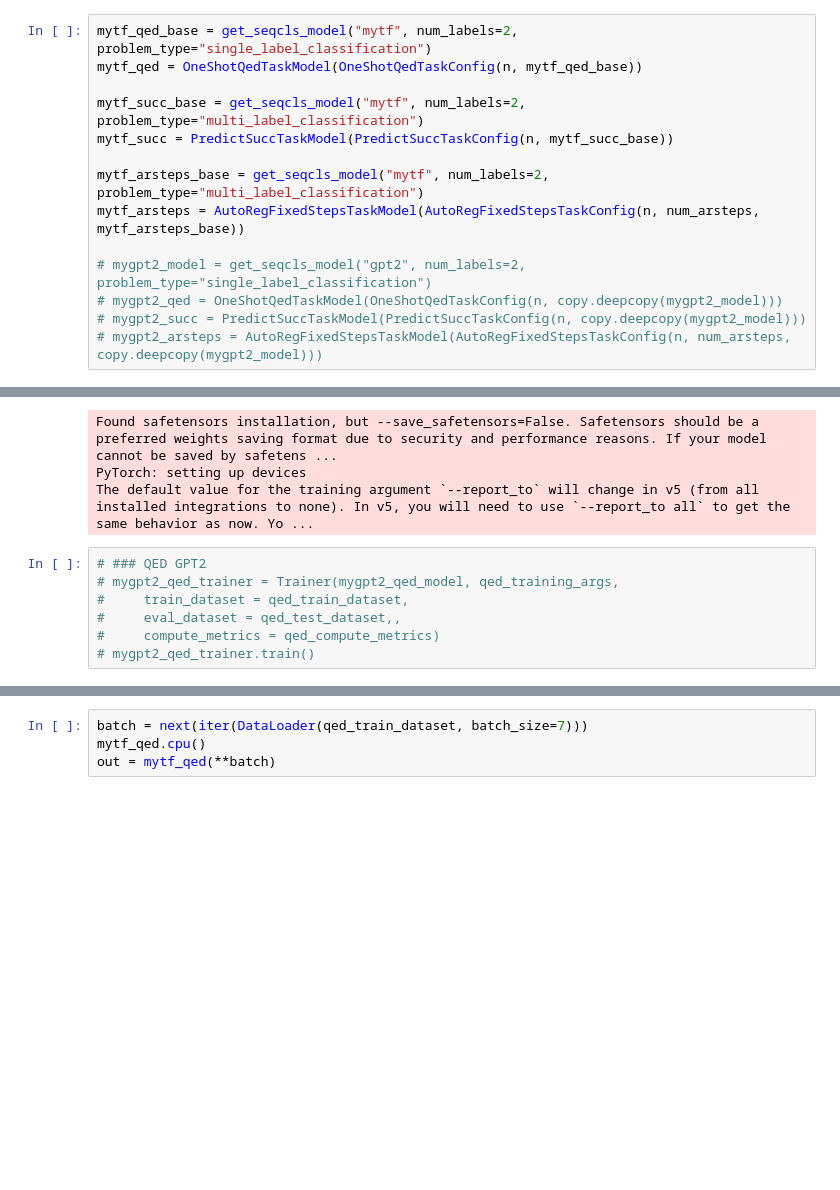
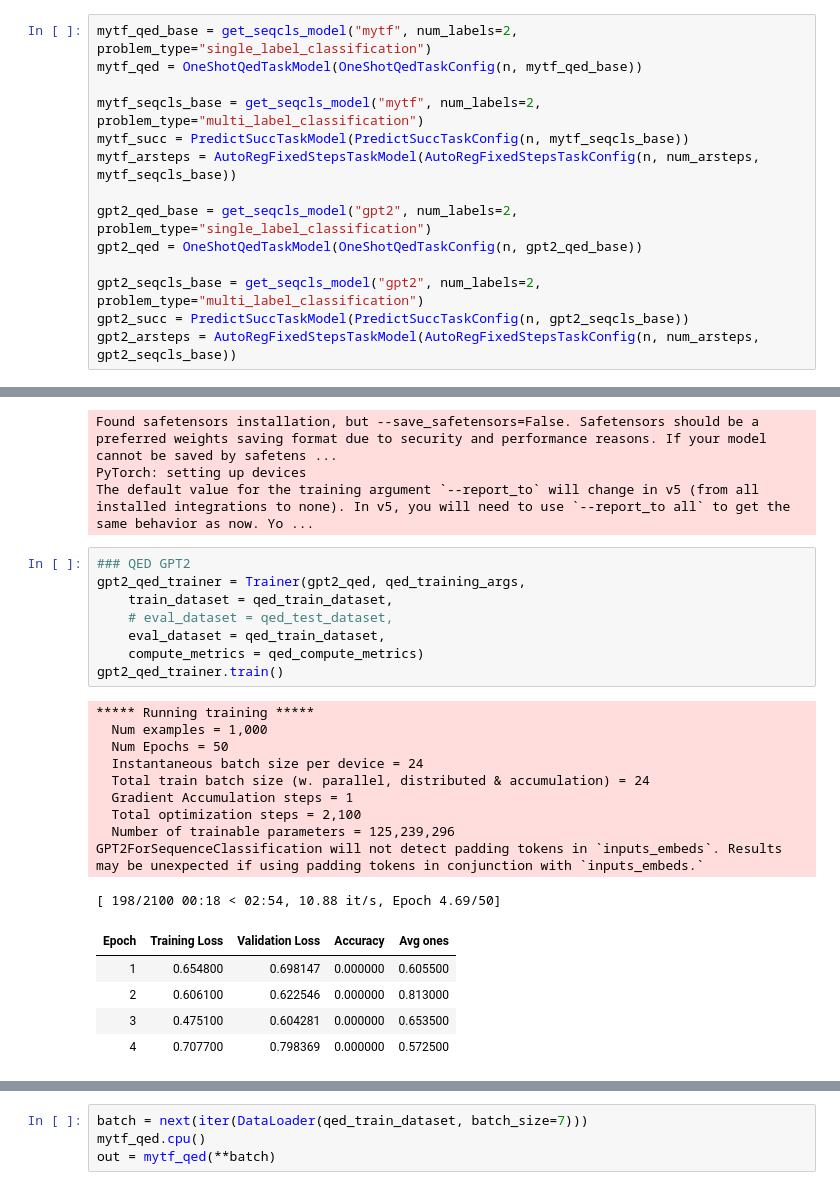
Before and after one commit to AntonXue/tf_logic, a Jupyter notebook: notebooks/task_trainer_test.ipynb, the cells around one changed output, grey strips where cells are left out. Saved outputs shown, nothing was run; the diff lists cells and outputs as text; blank space fills up the shorter version.

Commit message:
problem persists for the train / validation loss discrepancies

```diff
--- a/notebooks/task_trainer_test.ipynb
+++ b/notebooks/task_trainer_test.ipynb
@@ -37,16 +37,16 @@ arsteps_test_dataset = AutoRegFixedStepsDataset(arsteps_test_dataset_config)
 mytf_qed_base = get_seqcls_model("mytf", num_labels=2, problem_type="single_label_classification")
 mytf_qed = OneShotQedTaskModel(OneShotQedTaskConfig(n, mytf_qed_base))
 
-mytf_succ_base = get_seqcls_model("mytf", num_labels=2, problem_type="multi_label_classification")
-mytf_succ = PredictSuccTaskModel(PredictSuccTaskConfig(n, mytf_succ_base))
+mytf_seqcls_base = get_seqcls_model("mytf", num_labels=2, problem_type="multi_label_classification")
+mytf_succ = PredictSuccTaskModel(PredictSuccTaskConfig(n, mytf_seqcls_base))
+mytf_arsteps = AutoRegFixedStepsTaskModel(AutoRegFixedStepsTaskConfig(n, num_arsteps, mytf_seqcls_base))
 
-mytf_arsteps_base = get_seqcls_model("mytf", num_labels=2, problem_type="multi_label_classification")
-mytf_arsteps = AutoRegFixedStepsTaskModel(AutoRegFixedStepsTaskConfig(n, num_arsteps, mytf_arsteps_base))
+gpt2_qed_base = get_seqcls_model("gpt2", num_labels=2, problem_type="single_label_classification")
+gpt2_qed = OneShotQedTaskModel(OneShotQedTaskConfig(n, gpt2_qed_base))
 
-# mygpt2_model = get_seqcls_model("gpt2", num_labels=2, problem_type="single_label_classification")
-# mygpt2_qed = OneShotQedTaskModel(OneShotQedTaskConfig(n, copy.deepcopy(mygpt2_model)))
-# mygpt2_succ = PredictSuccTaskModel(PredictSuccTaskConfig(n, copy.deepcopy(mygpt2_model)))
-# mygpt2_arsteps = AutoRegFixedStepsTaskModel(AutoRegFixedStepsTaskConfig(n, num_arsteps, copy.deepcopy(mygpt2_model)))
+gpt2_seqcls_base = get_seqcls_model("gpt2", num_labels=2, problem_type="multi_label_classification")
+gpt2_succ = PredictSuccTaskModel(PredictSuccTaskConfig(n, gpt2_seqcls_base))
+gpt2_arsteps = AutoRegFixedStepsTaskModel(AutoRegFixedStepsTaskConfig(n, num_arsteps, gpt2_seqcls_base))
 # %%
 qed_training_args = TrainingArguments(
     "test-trainer",
@@ -64,9 +64,26 @@ Found safetensors installation, but --save_safetensors=False. Safetensors should
 PyTorch: setting up devices
 The default value for the training argument `--report_to` will change in v5 (from all installed integrations to none). In v5, you will need to use `--report_to all` to get the same behavior as now. Yo ...
 # %%
-# ### QED GPT2
-# mygpt2_qed_trainer = Trainer(mygpt2_qed_model, qed_training_args,
-#     train_dataset = qed_train_dataset,
-#     eval_dataset = qed_test_dataset,,
-#     compute_metrics = qed_compute_metrics)
-# mygpt2_qed_trainer.train()
+### QED GPT2
+gpt2_qed_trainer = Trainer(gpt2_qed, qed_training_args,
+    train_dataset = qed_train_dataset,
+    # eval_dataset = qed_test_dataset,
+    eval_dataset = qed_train_dataset,
+    compute_metrics = qed_compute_metrics)
+gpt2_qed_trainer.train()
+# %% [output]
+***** Running training *****
+  Num examples = 1,000
+  Num Epochs = 50
+  Instantaneous batch size per device = 24
+  Total train batch size (w. parallel, distributed & accumulation) = 24
+  Gradient Accumulation steps = 1
+  Total optimization steps = 2,100
+  Number of trainable parameters = 125,239,296
+GPT2ForSequenceClassification will not detect padding tokens in `inputs_embeds`. Results may be unexpected if using padding tokens in conjunction with `inputs_embeds.`
+[ 198/2100 00:18 < 02:54, 10.88 it/s, Epoch 4.69/50]
+| Epoch | Training Loss | Validation Loss | Accuracy | Avg ones |
+| 1 | 0.654800 | 0.698147 | 0.000000 | 0.605500 |
+| 2 | 0.606100 | 0.622546 | 0.000000 | 0.813000 |
+| 3 | 0.475100 | 0.604281 | 0.000000 | 0.653500 |
+| 4 | 0.707700 | 0.798369 | 0.000000 | 0.572500 |
```
Also changed, not shown: parts of 6 cells of this notebook, 2 other files.
